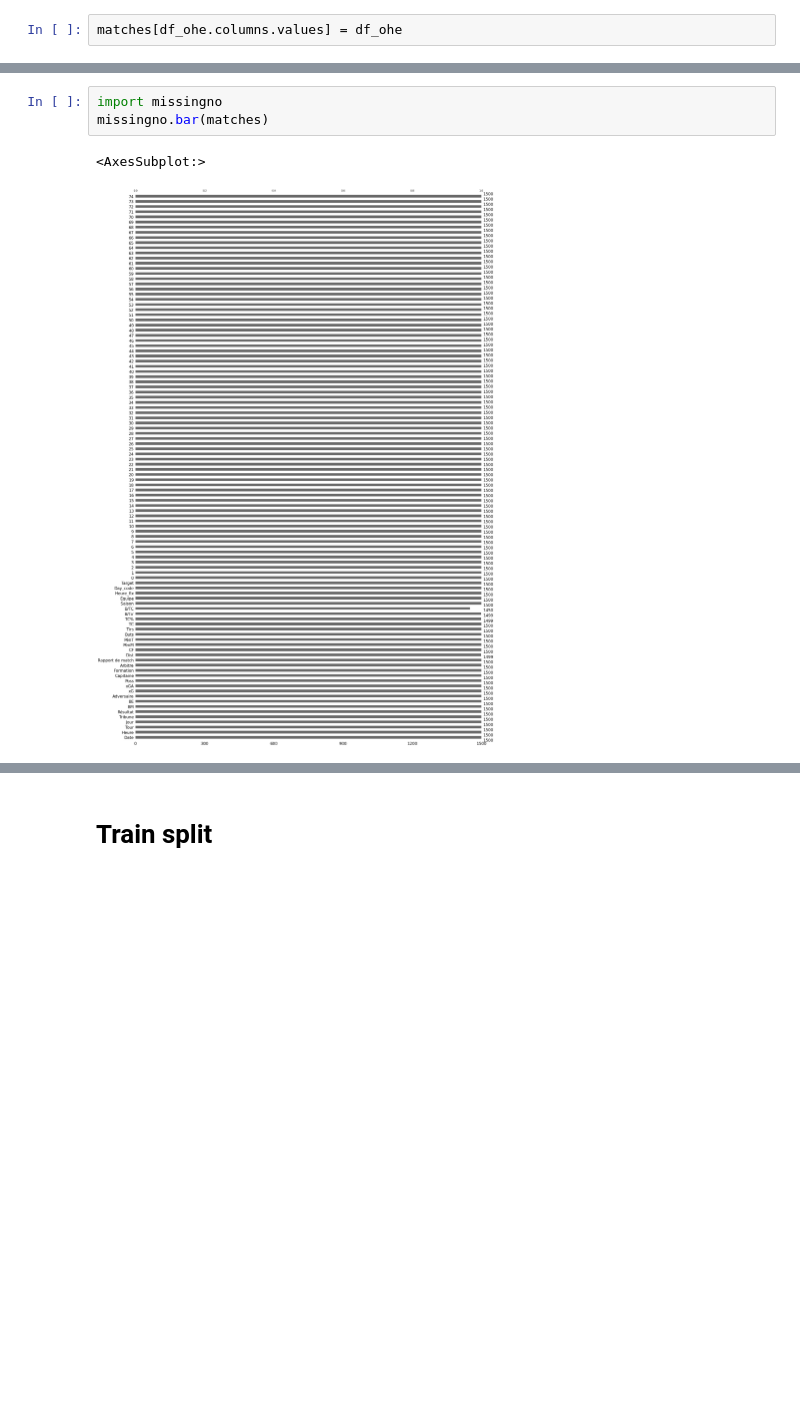
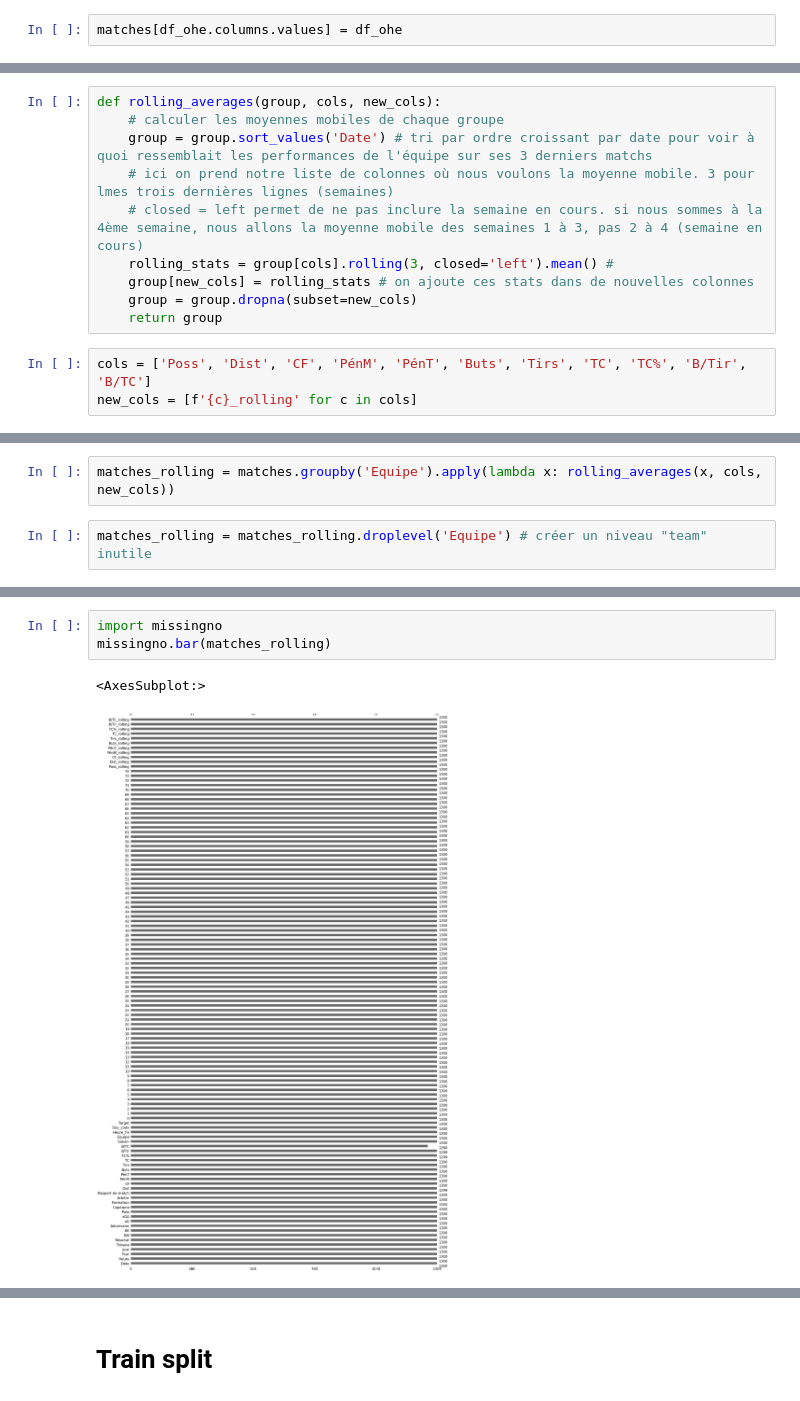
Before and after one commit to Tomlora/Ligue1, a Jupyter notebook: prediction.ipynb, the cells around one changed output, grey strips where cells are left out. Cells and saved outputs as stored; diff of their text form; blank space fills up the shorter version.

```diff
--- a/prediction.ipynb
+++ b/prediction.ipynb
@@ -168,3 +174,16 @@ matches
 | 37 | 2021-05-16 | 21:00 | Journée 37 | Dim | Domicile | D | 0.0 | 4.0 | Nantes | -0.531868 | ... | ... |
 | 38 | 2021-05-23 | 21:00 | Journée 38 | Dim | Extérieur | V | 1.0 | 0.0 | Saint-Étienne | 0.097413 | ... | ... |
 1500 rows × 106 columns
+# %%
+def rolling_averages(group, cols, new_cols):
+    # calculer les moyennes mobiles de chaque groupe
+    group = group.sort_values('Date') # tri par ordre croissant par date pour voir à quoi ressemblait les performances de l'équipe sur ses 3 derniers matchs
+    # ici on prend notre liste de colonnes où nous voulons la moyenne mobile. 3 pour lmes trois dernières lignes (semaines)
+    # closed = left permet de ne pas inclure la semaine en cours. si nous sommes à la 4ème semaine, nous allons la moyenne mobile des semaines 1 à 3, pas 2 à 4 (semaine en cours)
+    rolling_stats = group[cols].rolling(3, closed='left').mean() #
+    group[new_cols] = rolling_stats # on ajoute ces stats dans de nouvelles colonnes
+    group = group.dropna(subset=new_cols)
+    return group
+# %%
+cols = ['Poss', 'Dist', 'CF', 'PénM', 'PénT', 'Buts', 'Tirs', 'TC', 'TC%', 'B/Tir', 'B/TC']
+new_cols = [f'{c}_rolling' for c in cols]
@@ -170,0 +204,4 @@ matches
+# %%
+matches_rolling = matches.groupby('Equipe').apply(lambda x: rolling_averages(x, cols, new_cols))
+# %%
+matches_rolling = matches_rolling.droplevel('Equipe') # créer un niveau "team" inutile
@@ -171,7 +224,7 @@ matches
 # %%
 import missingno
-missingno.bar(matches)
+missingno.bar(matches_rolling)
 # %% [output]
 <AxesSubplot:>
-[figure, old version]
+[figure, new version]
 # %%
```
Also changed, not shown: parts of 28 cells of this notebook, 2 other files.
